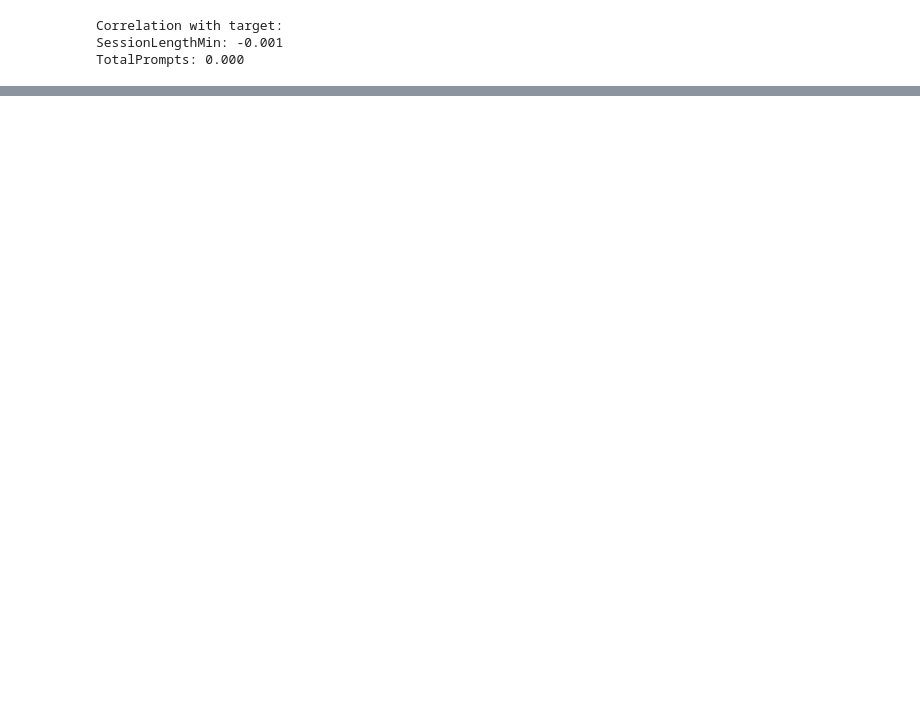
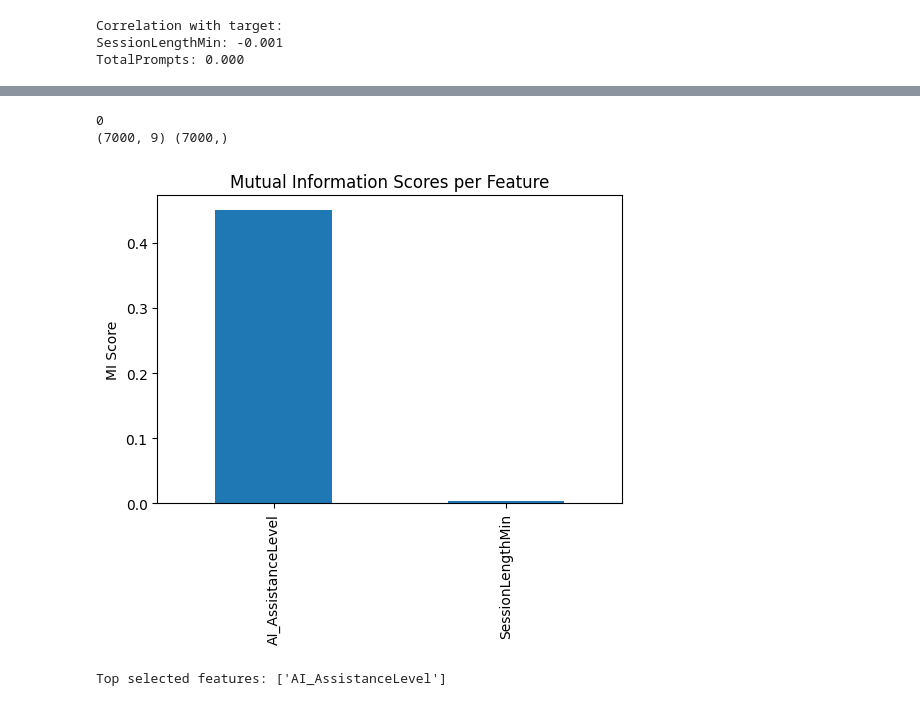
Before and after one commit to Madathanapalleleena/ML_LAB_152, a Jupyter notebook: ML_Lab_Practice.ipynb, the cells around one changed output, grey strips where cells are left out. Saved outputs shown, nothing was run; the diff lists cells and outputs as text; code cells hidden in the pictures; blank space fills up the shorter version.

Commit message:
Performed correlation and mutual information feature filter methods on dataset

```diff
--- a/ML_Lab_Practice.ipynb
+++ b/ML_Lab_Practice.ipynb
@@ -672,0 +691,5 @@ Number of correlated features: 1
+# %%
+#removing the unwanted correlated matrix
+x_train.drop(labels=correlated_features,axis=1,inplace=True)
+x_test.drop(labels=correlated_features,axis=1,inplace=True)
+print(x_train.shape,x_test.shape)
@@ -684,0 +727,39 @@ TotalPrompts: 0.000
+# %%
+print(y_train.isnull().sum())
+print(x_train.shape,y_train.shape)
+# %% [output]
+0
+(7000, 9) (7000,)
+# %%
+#mutual information --> the dependency between the two variables that is amount of info obtained about one random variable by observing the other variable
+from sklearn.feature_selection import mutual_info_regression, SelectKBest
+import pandas as pd
+import matplotlib.pyplot as plt
+X_num = x_train.select_dtypes(include=['number'])
+
+mi_scores = mutual_info_regression(X_num, y_train)
+
+# 2. Convert to a pandas Series for readability
+mi_series = pd.Series(mi_scores)
+mi_series.index = X_num.columns  # Label each MI score with its corresponding feature
+
+# 3. Sort the MI scores (highest first)
+mi_series = mi_series.sort_values(ascending=False)
+
+# 4. Visualize the scores using a bar chart
+plt.figure(figsize=(6,4))
+mi_series.plot.bar()
+plt.title("Mutual Information Scores per Feature")
+plt.ylabel("MI Score")
+plt.show()
+# %% [output]
+[figure, added]
+# %%
+from sklearn.feature_selection import SelectKBest
+selector = SelectKBest(mutual_info_regression, k=1)
+selector.fit(X_num, y_train)
+
+selected_features = X_num.columns[selector.get_support()]
+print(f"Top selected features:", selected_features.tolist())
+# %% [output]
+Top selected features: ['AI_AssistanceLevel']
```
Also changed, not shown: parts of 8 cells of this notebook.
